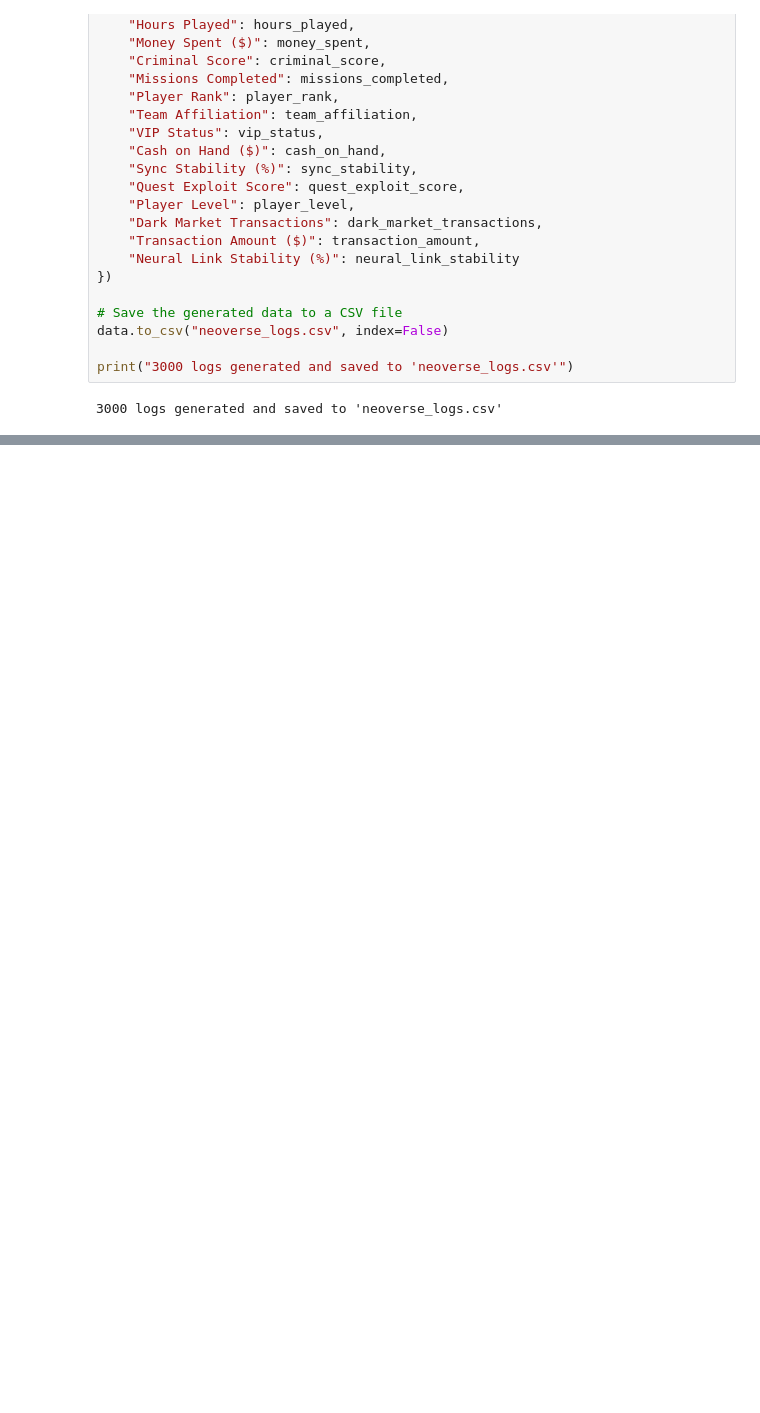
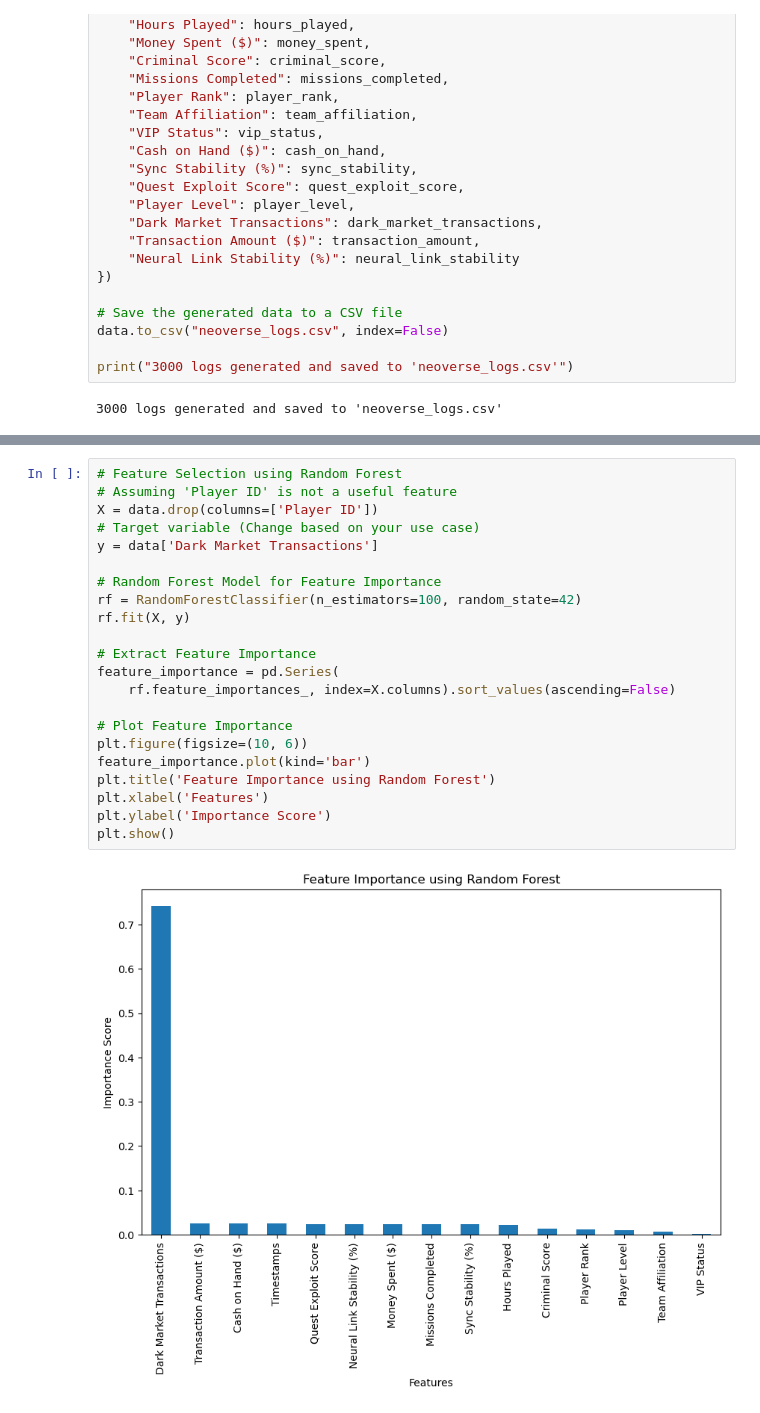
Before and after one commit to PBL-Akatsuki/backend, a Jupyter notebook: app/db.ipynb, the cells around one changed output, grey strips where cells are left out. Saved outputs shown, nothing was run; the diff lists cells and outputs as text; blank space fills up the shorter version.

```diff
--- a/app/db.ipynb
+++ b/app/db.ipynb
@@ -195,0 +587,24 @@ print("3000 logs generated and saved to 'neoverse_logs.csv'")
+# %%
+# Feature Selection using Random Forest
+# Assuming 'Player ID' is not a useful feature
+X = data.drop(columns=['Player ID'])
+# Target variable (Change based on your use case)
+y = data['Dark Market Transactions']
+
+# Random Forest Model for Feature Importance
+rf = RandomForestClassifier(n_estimators=100, random_state=42)
+rf.fit(X, y)
+
+# Extract Feature Importance
+feature_importance = pd.Series(
+    rf.feature_importances_, index=X.columns).sort_values(ascending=False)
+
+# Plot Feature Importance
+plt.figure(figsize=(10, 6))
+feature_importance.plot(kind='bar')
+plt.title('Feature Importance using Random Forest')
+plt.xlabel('Features')
+plt.ylabel('Importance Score')
+plt.show()
+# %% [output]
+[figure, added]
```
Also changed, not shown: parts of 34 cells of this notebook, 19 other files.
